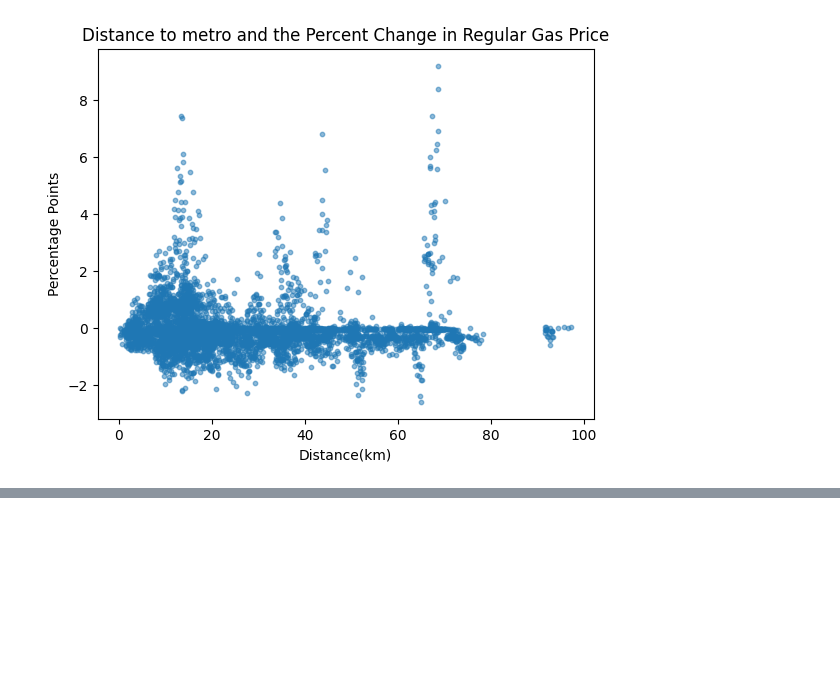
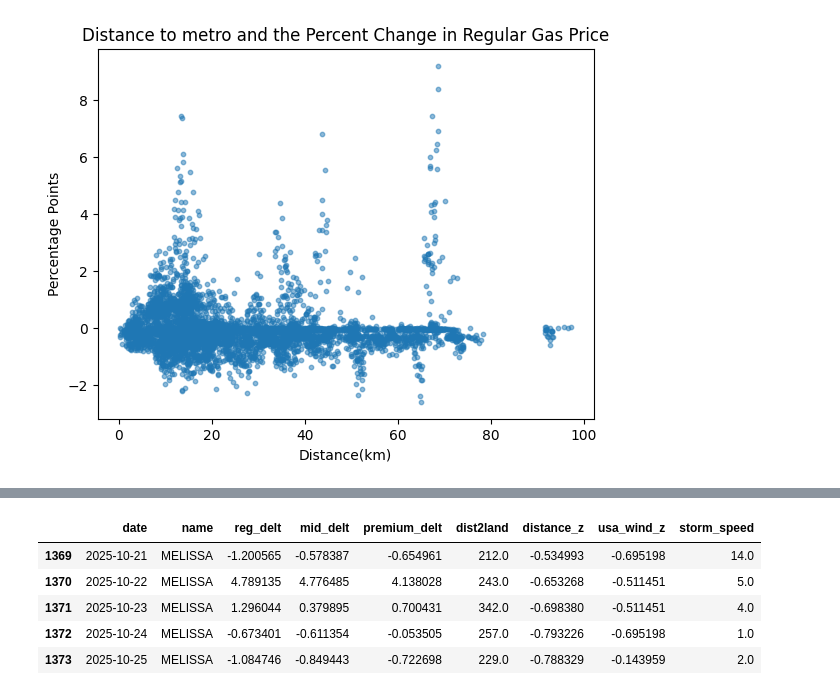
Before and after one commit to sofieappel/HurricanesAndGasPrices, a Jupyter notebook: reg.ipynb, the cells around one changed output, grey strips where cells are left out. Saved outputs shown, nothing was run; the diff lists cells and outputs as text; code cells hidden in the pictures; blank space fills up the shorter version.

```diff
--- a/reg.ipynb
+++ b/reg.ipynb
@@ -424,0 +634,10 @@ test_r2                 -0.011323
+# %%
+df_after = df_mel[["date", "name", "reg_delt", "mid_delt", "premium_delt", "dist2land", "distance_z", "usa_wind_z", "storm_speed"]]
+df_after.head()
+# %% [output]
+|  | date | name | reg_delt | mid_delt | premium_delt | dist2land | distance_z | usa_wind_z | storm_speed |
+| 1369 | 2025-10-21 | MELISSA | -1.200565 | -0.578387 | -0.654961 | 212.0 | -0.534993 | -0.695198 | 14.0 |
+| 1370 | 2025-10-22 | MELISSA | 4.789135 | 4.776485 | 4.138028 | 243.0 | -0.653268 | -0.511451 | 5.0 |
+| 1371 | 2025-10-23 | MELISSA | 1.296044 | 0.379895 | 0.700431 | 342.0 | -0.698380 | -0.511451 | 4.0 |
+| 1372 | 2025-10-24 | MELISSA | -0.673401 | -0.611354 | -0.053505 | 257.0 | -0.793226 | -0.695198 | 1.0 |
+| 1373 | 2025-10-25 | MELISSA | -1.084746 | -0.849443 | -0.722698 | 229.0 | -0.788329 | -0.143959 | 2.0 |
```
Also changed, not shown: parts of 17 cells of this notebook, 2 other files.
